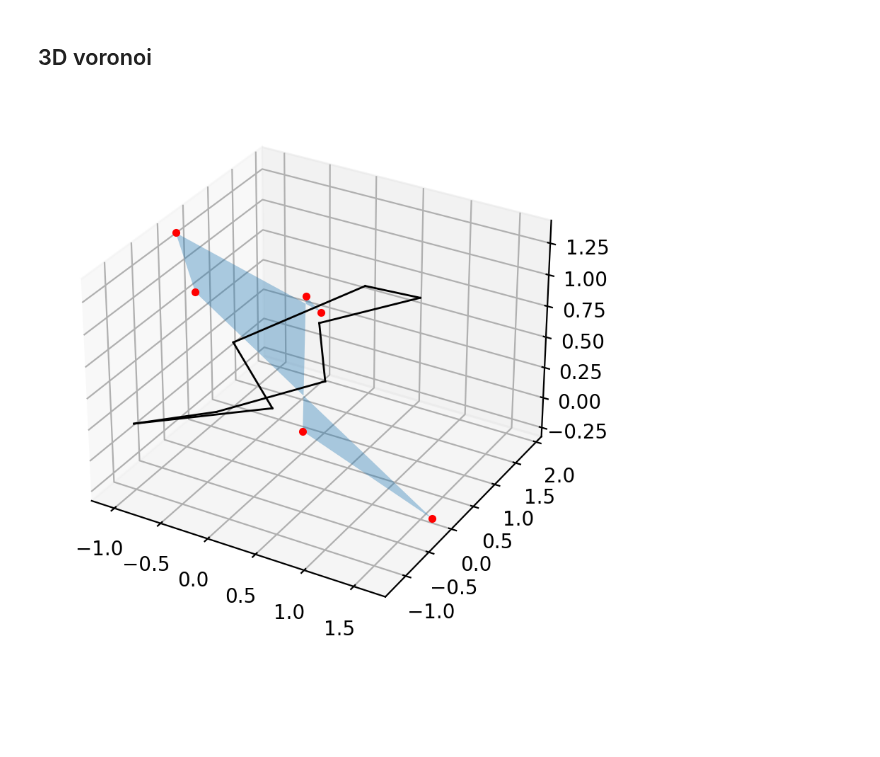
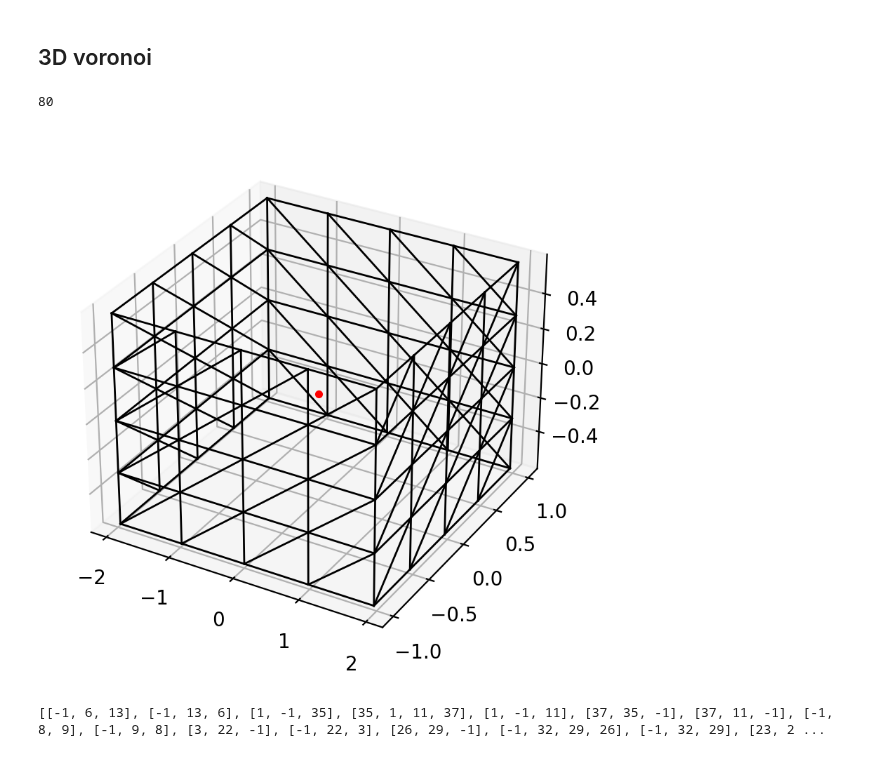
Before and after one commit to medial-ax/medial-ax, a Jupyter notebook: voronoi.ipynb, the cells around one changed output. Saved outputs shown, nothing was run; the diff lists cells and outputs as text; code cells hidden in the pictures; blank space fills up the shorter version.

```diff
--- a/voronoi.ipynb
+++ b/voronoi.ipynb
@@ -31,34 +37,61 @@ plt.show()
 # %% [markdown]
 ## 3D voronoi
 # %%
-example = ex.weirdshape
+example = ex.anothercyl
+example = ex.rect_test2
+# example = ex.two_d_rect_atangle
 complex = inp.read_obj(example.filename)
+print(len(complex.vertlist))
+
 coords = np.array([s.coords for s in complex.vertlist])
 
-vor = Voronoi(coords, furthest_site=False)
+vor = Voronoi(coords, furthest_site=True)
 
 fig, ax = plt.subplots(subplot_kw={"projection": "3d", "computed_zorder": False})
 fig.set_dpi(200)
 
 for edge in complex.edgelist:
     p = complex.vertlist[edge.boundary[0]].coords
     q = complex.vertlist[edge.boundary[1]].coords
     ax.plot([p[0], q[0]], [p[1], q[1]], [p[2], q[2]], color="black", linewidth=1)
 
 for row in vor.vertices:
     ax.plot(row[0], row[1], row[2], "o", color="red", markersize=3)
 
 
+def write_vor_to_obj(vor, filename):
+    with open(filename, "w") as f:
+        vertices = vor.vertices
+        for vert in vertices:
+            f.write(f"v {vert[0]} {vert[1]} {vert[2]}\n")
+        rvs = [l for l in vor.ridge_vertices if not -1 in l]
+        for indices in rvs:
+            f.write("f ")
+            for i in indices:
+                f.write(f'{i + 1} ')
+            f.write("\n")
+
+
 from mpl_toolkits.mplot3d.art3d import Poly3DCollection
+
 regions = vor.regions
 for reg in regions:
     if reg == []:
         continue
     asd = vor.vertices[reg if reg[0] != -1 else reg[1:]]
     xs = asd[:, 0]
     ys = asd[:, 1]
     zs = asd[:, 2]
     verts = [list(zip(xs, ys, zs))]
-    ax.add_collection3d(Poly3DCollection(verts, alpha = 0.2)) # type: ignore
+    ax.add_collection3d(Poly3DCollection(verts, alpha=0.2))  # type: ignore
 # %% [output]
+80
-[figure, old version]
+[figure, new version]
+# %%
+# regions
+print(vor.ridge_vertices)
+# vor.vertices
+
+write_vor_to_obj(vor, 'output/cyl.obj')
+# %% [output]
+[[-1, 6, 13], [-1, 13, 6], [1, -1, 35], [35, 1, 11, 37], [1, -1, 11], [37, 35, -1], [37, 11, -1], [-1, 8, 9], [-1, 9, 8], [3, 22, -1], [-1, 22, 3], [26, 29, -1], [-1, 32, 29, 26], [-1, 32, 29], [23, 2 ...
```
Also changed, not shown: parts of 2 cells of this notebook, 10 other files.
